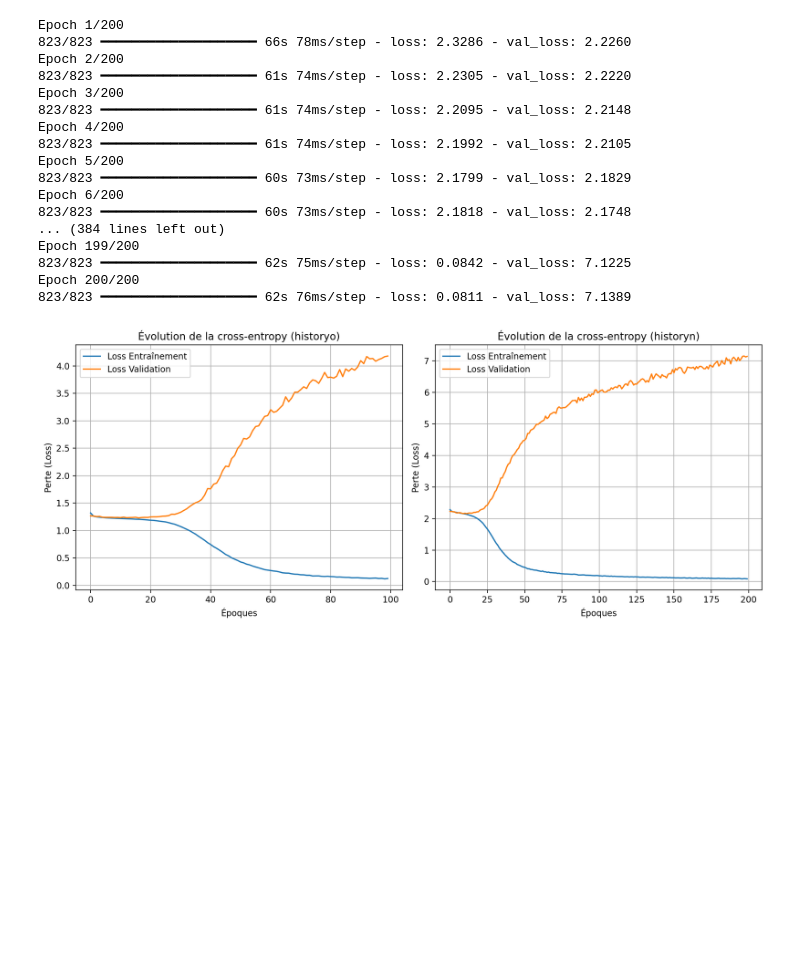
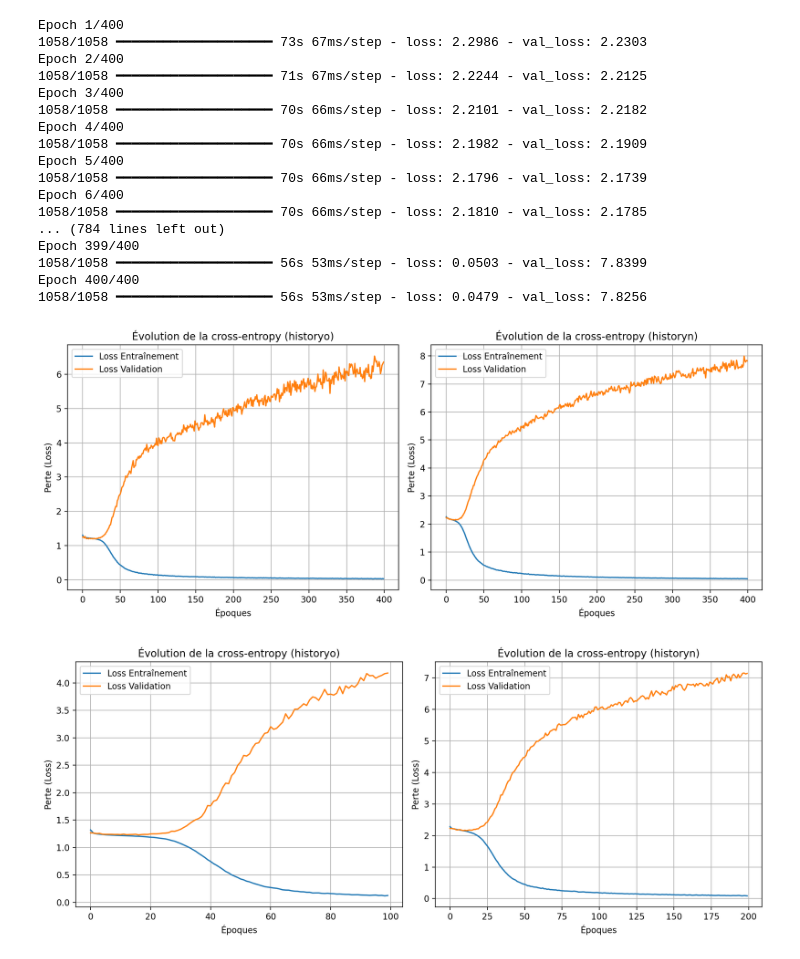
Before and after one commit to klarispng/DEEPL_PROJET, a Jupyter notebook: v2/melody_generation_v2.ipynb, the cells around one changed output. Cells and saved outputs as stored; diff of their text form; code cells hidden in the pictures; blank space fills up the shorter version.

```diff
--- a/v2/melody_generation_v2.ipynb
+++ b/v2/melody_generation_v2.ipynb
@@ -209,27 +204,59 @@ modeln.compile(loss='categorical_crossentropy', optimizer=optimizer)
 historyn = modeln.fit(
     Xn_train, yn_train,
     validation_data=(Xn_val, yn_val),
-    epochs=200,
+    epochs=400,
     batch_size=32
 )
 # %% [output]
-Epoch 1/200
-823/823 ━━━━━━━━━━━━━━━━━━━━ 66s 78ms/step - loss: 2.3286 - val_loss: 2.2260
-Epoch 2/200
-823/823 ━━━━━━━━━━━━━━━━━━━━ 61s 74ms/step - loss: 2.2305 - val_loss: 2.2220
-Epoch 3/200
-823/823 ━━━━━━━━━━━━━━━━━━━━ 61s 74ms/step - loss: 2.2095 - val_loss: 2.2148
-Epoch 4/200
-823/823 ━━━━━━━━━━━━━━━━━━━━ 61s 74ms/step - loss: 2.1992 - val_loss: 2.2105
-Epoch 5/200
-823/823 ━━━━━━━━━━━━━━━━━━━━ 60s 73ms/step - loss: 2.1799 - val_loss: 2.1829
-Epoch 6/200
-823/823 ━━━━━━━━━━━━━━━━━━━━ 60s 73ms/step - loss: 2.1818 - val_loss: 2.1748
-... (384 lines left out)
-Epoch 199/200
-823/823 ━━━━━━━━━━━━━━━━━━━━ 62s 75ms/step - loss: 0.0842 - val_loss: 7.1225
-Epoch 200/200
-823/823 ━━━━━━━━━━━━━━━━━━━━ 62s 76ms/step - loss: 0.0811 - val_loss: 7.1389
+Epoch 1/400
+1058/1058 ━━━━━━━━━━━━━━━━━━━━ 73s 67ms/step - loss: 2.2986 - val_loss: 2.2303
+Epoch 2/400
+1058/1058 ━━━━━━━━━━━━━━━━━━━━ 71s 67ms/step - loss: 2.2244 - val_loss: 2.2125
+Epoch 3/400
+1058/1058 ━━━━━━━━━━━━━━━━━━━━ 70s 66ms/step - loss: 2.2101 - val_loss: 2.2182
+Epoch 4/400
+1058/1058 ━━━━━━━━━━━━━━━━━━━━ 70s 66ms/step - loss: 2.1982 - val_loss: 2.1909
+Epoch 5/400
+1058/1058 ━━━━━━━━━━━━━━━━━━━━ 70s 66ms/step - loss: 2.1796 - val_loss: 2.1739
+Epoch 6/400
+1058/1058 ━━━━━━━━━━━━━━━━━━━━ 70s 66ms/step - loss: 2.1810 - val_loss: 2.1785
+... (784 lines left out)
+Epoch 399/400
+1058/1058 ━━━━━━━━━━━━━━━━━━━━ 56s 53ms/step - loss: 0.0503 - val_loss: 7.8399
+Epoch 400/400
+1058/1058 ━━━━━━━━━━━━━━━━━━━━ 56s 53ms/step - loss: 0.0479 - val_loss: 7.8256
+# %%
+losso = historyo.history['loss']
+val_losso = historyo.history['val_loss']
+
+lossn = historyn.history['loss']
+val_lossn = historyn.history['val_loss']
+
+
+fig, axs = plt.subplots(1, 2, figsize=(12, 5))
+
+
+axs[0].plot(losso, label='Loss Entraînement')
+axs[0].plot(val_losso, label='Loss Validation')
+axs[0].set_title('Évolution de la cross-entropy (historyo)')
+axs[0].set_xlabel('Époques')
+axs[0].set_ylabel('Perte (Loss)')
+axs[0].legend()
+axs[0].grid(True)
+
+axs[1].plot(lossn, label='Loss Entraînement')
+axs[1].plot(val_lossn, label='Loss Validation')
+axs[1].set_title('Évolution de la cross-entropy (historyn)')
+axs[1].set_xlabel('Époques')
+axs[1].set_ylabel('Perte (Loss)')
+axs[1].legend()
+axs[1].grid(True)
+
+
+plt.tight_layout()
+plt.show()
+# %% [output]
+[figure, added]
 # %%
 losso = historyo.history['loss']
 val_losso = historyo.history['val_loss']
```
Also changed, not shown: parts of 7 cells of this notebook, 2 other files.
